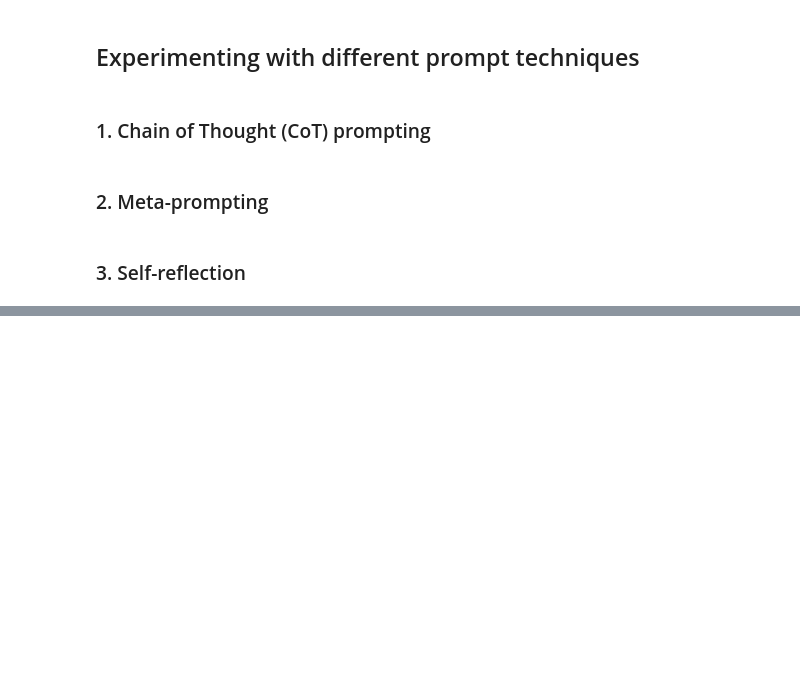
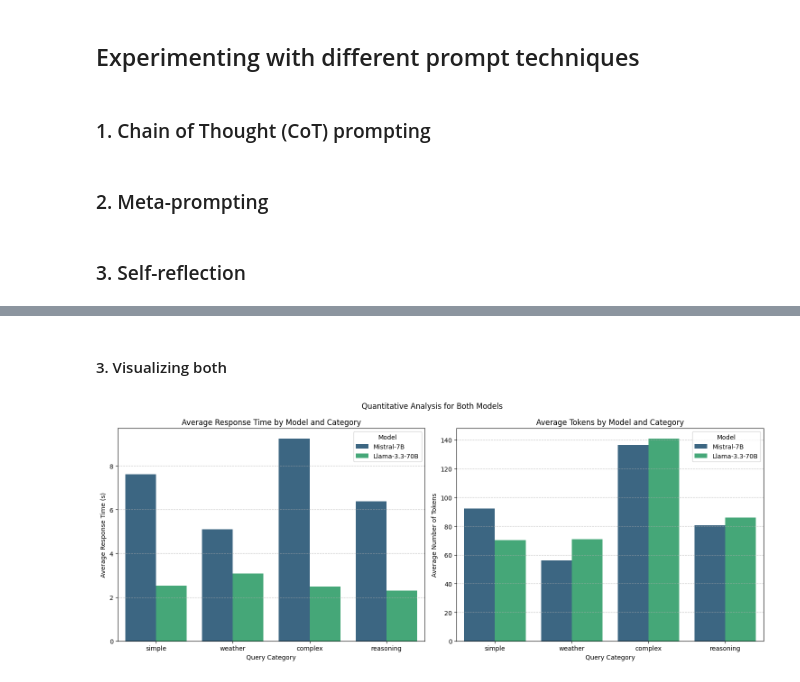
Before and after one commit to paulsoriiiano/cmpe-259-project, a Jupyter notebook: notebooks/parks_virtual_assistant.ipynb, the cells around one changed output, grey strips where cells are left out. Saved outputs shown, nothing was run; the diff lists cells and outputs as text; code cells hidden in the pictures; blank space fills up the shorter version.

```diff
--- a/notebooks/parks_virtual_assistant.ipynb
+++ b/notebooks/parks_virtual_assistant.ipynb
@@ -681,0 +782,7 @@ new_data = {
+# %%
+categories = {
+    "simple": SR,
+    "weather": WR,
+    "complex": CR,
+    "reasoning": RR
+}
@@ -681,0 +904,64 @@ new_data = {
+# %% [markdown]
+#### 3. Visualizing both
+# %%
+import matplotlib.pyplot as plt
+import seaborn as sns
+import pandas as pd
+
+# --- Prepare Response Time Data ---
+# Rename columns to 'response time' before melting
+latencies_df_renamed = latencies.rename(columns={
+    'Mistral Latency (s)': 'Mistral Response Time (s)',
+    'LLama Latency (s)': 'LLama Response Time (s)'
+})
+
+latencies_melted = latencies_df_renamed.melt(id_vars='category',
+                                  value_vars=['Mistral Response Time (s)', 'LLama Response Time (s)'],
+                                  var_name='model',
+                                  value_name='response_time')
+latencies_melted['model'] = latencies_melted['model'].replace({
+    'Mistral Response Time (s)': 'Mistral-7B',
+    'LLama Response Time (s)': 'Llama-3.3-70B'
+})
+
+# --- Prepare Tokens Data ---
+avg_tokens = tokens.groupby('category')[['Mistral', 'Llama']].mean().reset_index()
+avg_tokens_melted = avg_tokens.melt(id_vars='category',
+                                    value_vars=['Mistral', 'Llama'],
+                                    var_name='model',
+                                    value_name='average_tokens')
+avg_tokens_melted['model'] = avg_tokens_melted['model'].replace({
+    'Mistral': 'Mistral-7B',
+    'Llama': 'Llama-3.3-70B'
+})
+
+# Define the desired order for categories for both plots
+category_order = ['simple', 'weather', 'complex', 'reasoning']
+latencies_melted['category'] = pd.Categorical(latencies_melted['category'], categories=category_order, ordered=True)
+avg_tokens_melted['category'] = pd.Categorical(avg_tokens_melted['category'], categories=category_order, ordered=True)
+
+# --- Create the combined figure with two subplots ---
+fig, axes = plt.subplots(1, 2, figsize=(15, 6)) # 1 row, 2 columns
+
+# Response Time Plot (left subplot)
+sns.barplot(x='category', y='response_time', hue='model', data=latencies_melted, palette='viridis', edgecolor='none', errorbar=None, ax=axes[0])
+axes[0].set_title('Average Response Time by Model and Category')
+axes[0].set_xlabel('Query Category')
+axes[0].set_ylabel('Average Response Time (s)')
+axes[0].grid(axis='y', linestyle='--', alpha=0.7)
+axes[0].legend(title='Model')
+
+# Tokens Plot (right subplot)
+sns.barplot(x='category', y='average_tokens', hue='model', data=avg_tokens_melted, palette='viridis', edgecolor='none', errorbar=None, ax=axes[1])
+axes[1].set_title('Average Tokens by Model and Category')
+axes[1].set_xlabel('Query Category')
+axes[1].set_ylabel('Average Number of Tokens')
+axes[1].grid(axis='y', linestyle='--', alpha=0.7)
+axes[1].legend(title='Model')
+
+plt.suptitle("Quantitative Analysis for Both Models")
+plt.tight_layout() # Adjust layout to prevent overlapping titles/labels
+plt.savefig("response_time_tokens_plots.png", dpi=200)
+plt.show()
+# %% [output]
+[figure, added]
```
Also changed, not shown: parts of 50 cells of this notebook.
